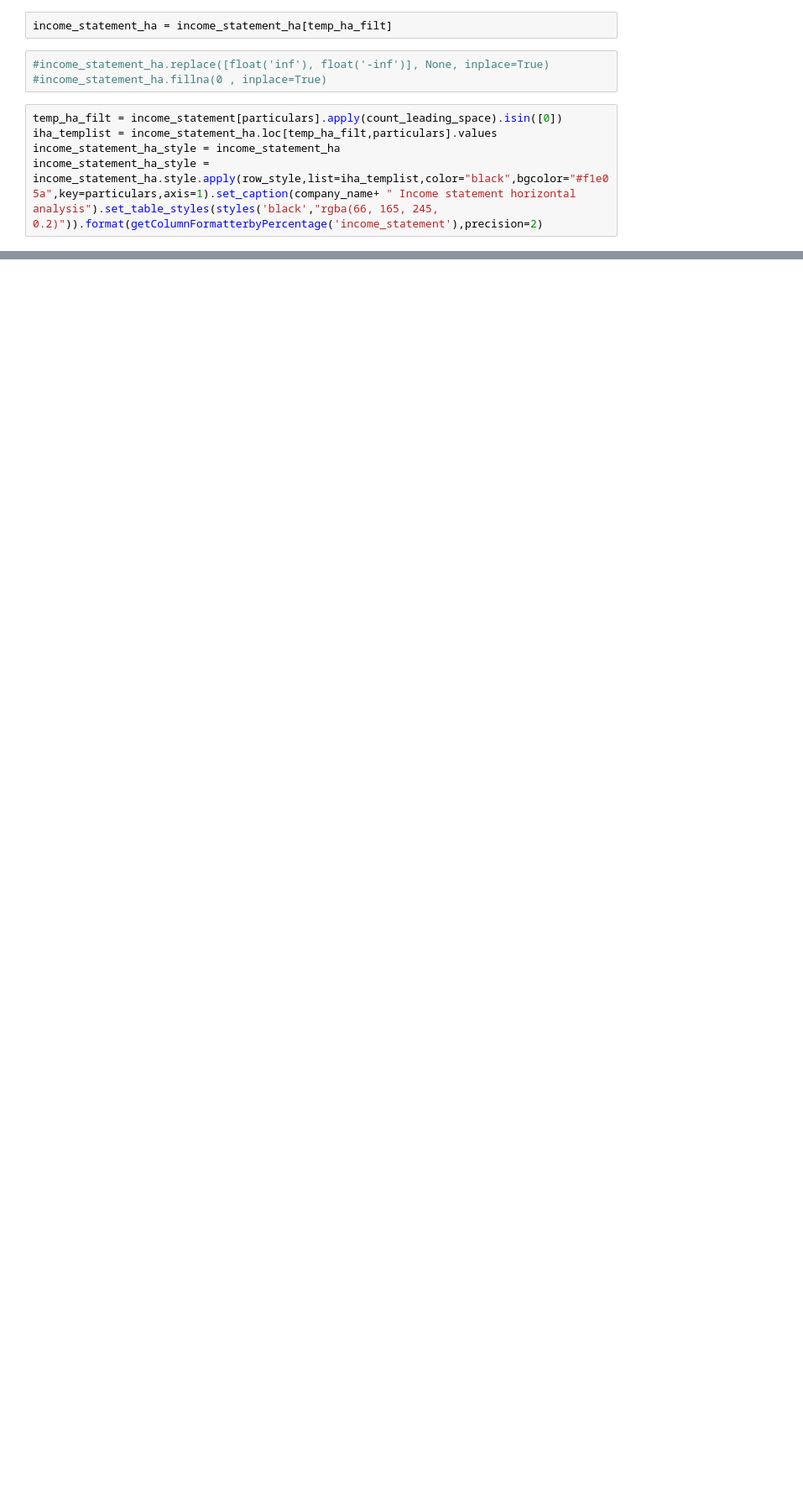
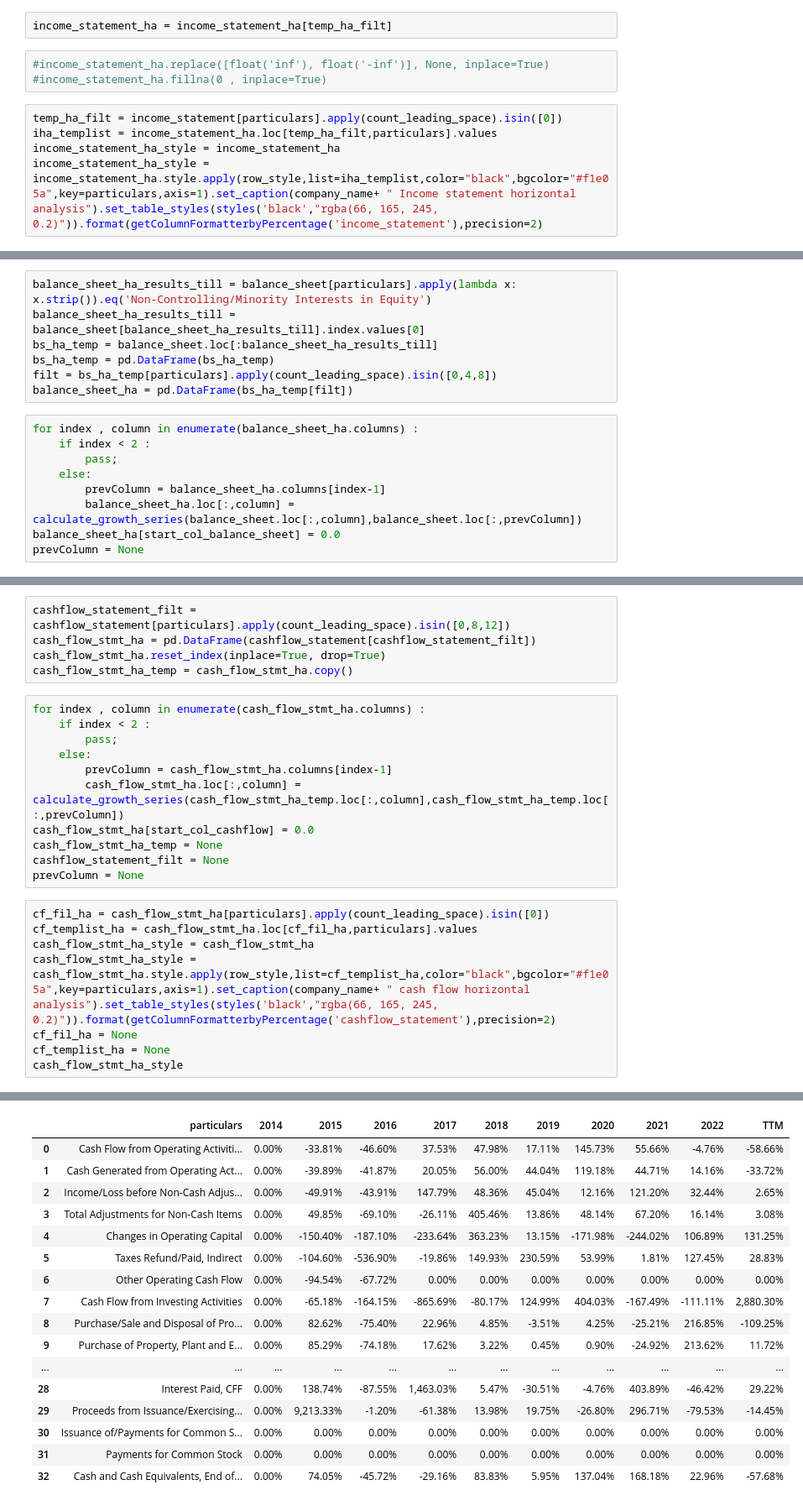
Before and after one commit to suraj49470/data-science, a Jupyter notebook: pandas-learnings/tcs-learning.ipynb, the cells around one changed output, grey strips where cells are left out. Shown at 84% size. Saved outputs shown, nothing was run; the diff lists cells and outputs as text; blank space fills up the shorter version.

```diff
--- a/pandas-learnings/tcs-learning.ipynb
+++ b/pandas-learnings/tcs-learning.ipynb
@@ -254,0 +255,16 @@ TVS Income statement horizontal analysis
+# %%
+balance_sheet_ha_results_till = balance_sheet[particulars].apply(lambda x: x.strip()).eq('Non-Controlling/Minority Interests in Equity')
+balance_sheet_ha_results_till = balance_sheet[balance_sheet_ha_results_till].index.values[0]
+bs_ha_temp = balance_sheet.loc[:balance_sheet_ha_results_till]
+bs_ha_temp = pd.DataFrame(bs_ha_temp)
+filt = bs_ha_temp[particulars].apply(count_leading_space).isin([0,4,8])
+balance_sheet_ha = pd.DataFrame(bs_ha_temp[filt])
+# %%
+for index , column in enumerate(balance_sheet_ha.columns) :
+    if index < 2 :
+        pass;
+    else:
+        prevColumn = balance_sheet_ha.columns[index-1]
+        balance_sheet_ha.loc[:,column] = calculate_growth_series(balance_sheet.loc[:,column],balance_sheet.loc[:,prevColumn])
+balance_sheet_ha[start_col_balance_sheet] = 0.0
+prevColumn = None
@@ -254,0 +298,25 @@ TVS Income statement horizontal analysis
+# %%
+cashflow_statement_filt = cashflow_statement[particulars].apply(count_leading_space).isin([0,8,12])
+cash_flow_stmt_ha = pd.DataFrame(cashflow_statement[cashflow_statement_filt])
+cash_flow_stmt_ha.reset_index(inplace=True, drop=True)
+cash_flow_stmt_ha_temp = cash_flow_stmt_ha.copy()
+# %%
+for index , column in enumerate(cash_flow_stmt_ha.columns) :
+    if index < 2 :
+        pass;
+    else:
+        prevColumn = cash_flow_stmt_ha.columns[index-1]
+        cash_flow_stmt_ha.loc[:,column] = calculate_growth_series(cash_flow_stmt_ha_temp.loc[:,column],cash_flow_stmt_ha_temp.loc[:,prevColumn])
+cash_flow_stmt_ha[start_col_cashflow] = 0.0
+cash_flow_stmt_ha_temp = None
+cashflow_statement_filt = None
+prevColumn = None
+# %%
+cf_fil_ha = cash_flow_stmt_ha[particulars].apply(count_leading_space).isin([0])
+cf_templist_ha = cash_flow_stmt_ha.loc[cf_fil_ha,particulars].values
+cash_flow_stmt_ha_style = cash_flow_stmt_ha
+cash_flow_stmt_ha_style = cash_flow_stmt_ha.style.apply(row_style,list=cf_templist_ha,color="black",bgcolor="#f1e05a",key=particulars,axis=1).set_caption(company_name+ " cash flow horizontal analysis").set_table_styles(styles('black',"rgba(66, 165, 245, 0.2)")).format(getColumnFormatterbyPercentage('cashflow_statement'),precision=2)
+cf_fil_ha = None
+cf_templist_ha = None
+cash_flow_stmt_ha_style
+# %% [output]
@@ -254,0 +324,17 @@ TVS Income statement horizontal analysis
+|  | particulars | 2014 | 2015 | 2016 | 2017 | 2018 | 2019 | 2020 | 2021 | 2022 | TTM |
+| 0 | Cash Flow from Operating Activiti... | 0.00% | -33.81% | -46.60% | 37.53% | 47.98% | 17.11% | 145.73% | 55.66% | -4.76% | -58.66% |
+| 1 | Cash Generated from Operating Act... | 0.00% | -39.89% | -41.87% | 20.05% | 56.00% | 44.04% | 119.18% | 44.71% | 14.16% | -33.72% |
+| 2 | Income/Loss before Non-Cash Adjus... | 0.00% | -49.91% | -43.91% | 147.79% | 48.36% | 45.04% | 12.16% | 121.20% | 32.44% | 2.65% |
+| 3 | Total Adjustments for Non-Cash Items | 0.00% | 49.85% | -69.10% | -26.11% | 405.46% | 13.86% | 48.14% | 67.20% | 16.14% | 3.08% |
+| 4 | Changes in Operating Capital | 0.00% | -150.40% | -187.10% | -233.64% | 363.23% | 13.15% | -171.98% | -244.02% | 106.89% | 131.25% |
+| 5 | Taxes Refund/Paid, Indirect | 0.00% | -104.60% | -536.90% | -19.86% | 149.93% | 230.59% | 53.99% | 1.81% | 127.45% | 28.83% |
+| 6 | Other Operating Cash Flow | 0.00% | -94.54% | -67.72% | 0.00% | 0.00% | 0.00% | 0.00% | 0.00% | 0.00% | 0.00% |
+| 7 | Cash Flow from Investing Activities | 0.00% | -65.18% | -164.15% | -865.69% | -80.17% | 124.99% | 404.03% | -167.49% | -111.11% | 2,880.30% |
+| 8 | Purchase/Sale and Disposal of Pro... | 0.00% | 82.62% | -75.40% | 22.96% | 4.85% | -3.51% | 4.25% | -25.21% | 216.85% | -109.25% |
+| 9 | Purchase of Property, Plant and E... | 0.00% | 85.29% | -74.18% | 17.62% | 3.22% | 0.45% | 0.90% | -24.92% | 213.62% | 11.72% |
+| ... | ... | ... | ... | ... | ... | ... | ... | ... | ... | ... | ... |
+| 28 | Interest Paid, CFF | 0.00% | 138.74% | -87.55% | 1,463.03% | 5.47% | -30.51% | -4.76% | 403.89% | -46.42% | 29.22% |
+| 29 | Proceeds from Issuance/Exercising... | 0.00% | 9,213.33% | -1.20% | -61.38% | 13.98% | 19.75% | -26.80% | 296.71% | -79.53% | -14.45% |
+| 30 | Issuance of/Payments for Common S... | 0.00% | 0.00% | 0.00% | 0.00% | 0.00% | 0.00% | 0.00% | 0.00% | 0.00% | 0.00% |
+| 31 | Payments for Common Stock | 0.00% | 0.00% | 0.00% | 0.00% | 0.00% | 0.00% | 0.00% | 0.00% | 0.00% | 0.00% |
+| 32 | Cash and Cash Equivalents, End of... | 0.00% | 74.05% | -45.72% | -29.16% | 83.83% | 5.95% | 137.04% | 168.18% | 22.96% | -57.68% |
```
Also changed, not shown: parts of 11 cells of this notebook, 1 other file.
